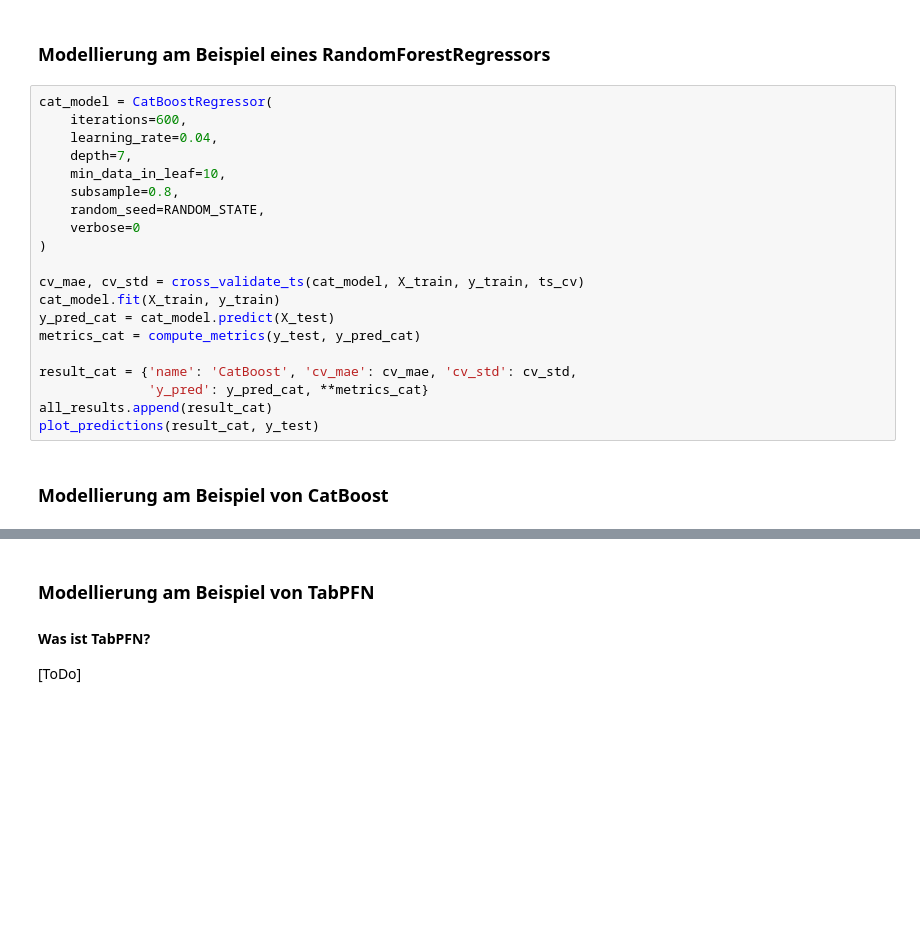
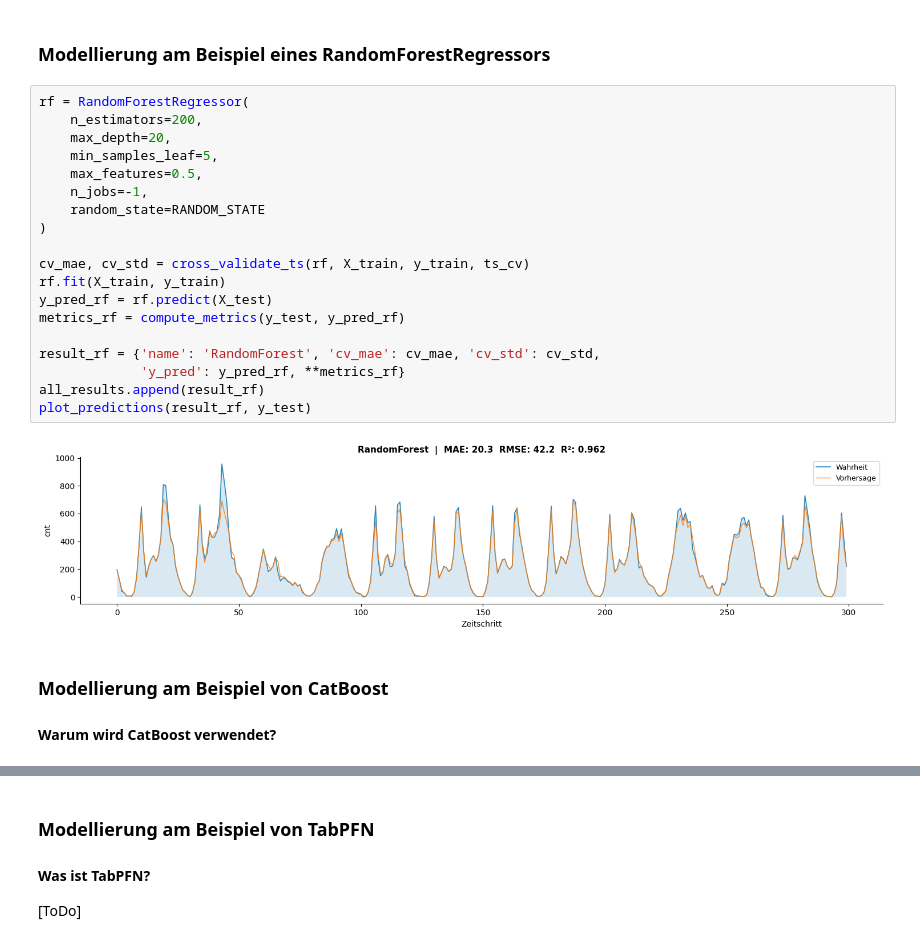
Before and after one commit to JR2909/DSKI-KI-ML-Project, a Jupyter notebook: code/prediction.ipynb, the cells around one changed output, grey strips where cells are left out. Saved outputs shown, nothing was run; the diff lists cells and outputs as text; blank space fills up the shorter version.

```diff
--- a/code/prediction.ipynb
+++ b/code/prediction.ipynb
@@ -191,27 +196,29 @@ plot_predictions(result_hgb, y_test)
 # %% [markdown]
 ### Modellierung am Beispiel eines RandomForestRegressors
 # %%
-cat_model = CatBoostRegressor(
-    iterations=600,
-    learning_rate=0.04,
-    depth=7,
-    min_data_in_leaf=10,
-    subsample=0.8,
-    random_seed=RANDOM_STATE,
-    verbose=0
+rf = RandomForestRegressor(
+    n_estimators=200,
+    max_depth=20,
+    min_samples_leaf=5,
+    max_features=0.5,
+    n_jobs=-1,
+    random_state=RANDOM_STATE
 )
 
-cv_mae, cv_std = cross_validate_ts(cat_model, X_train, y_train, ts_cv)
-cat_model.fit(X_train, y_train)
-y_pred_cat = cat_model.predict(X_test)
-metrics_cat = compute_metrics(y_test, y_pred_cat)
+cv_mae, cv_std = cross_validate_ts(rf, X_train, y_train, ts_cv)
+rf.fit(X_train, y_train)
+y_pred_rf = rf.predict(X_test)
+metrics_rf = compute_metrics(y_test, y_pred_rf)
 
-result_cat = {'name': 'CatBoost', 'cv_mae': cv_mae, 'cv_std': cv_std,
-              'y_pred': y_pred_cat, **metrics_cat}
-all_results.append(result_cat)
-plot_predictions(result_cat, y_test)
+result_rf = {'name': 'RandomForest', 'cv_mae': cv_mae, 'cv_std': cv_std,
+             'y_pred': y_pred_rf, **metrics_rf}
+all_results.append(result_rf)
+plot_predictions(result_rf, y_test)
+# %% [output]
+[figure, added]
 # %% [markdown]
 ### Modellierung am Beispiel von CatBoost
+#### Warum wird CatBoost verwendet?
 # %%
 cat_model = CatBoostRegressor(
     iterations=600,
```
Also changed, not shown: parts of 8 cells of this notebook, 4 other files.
